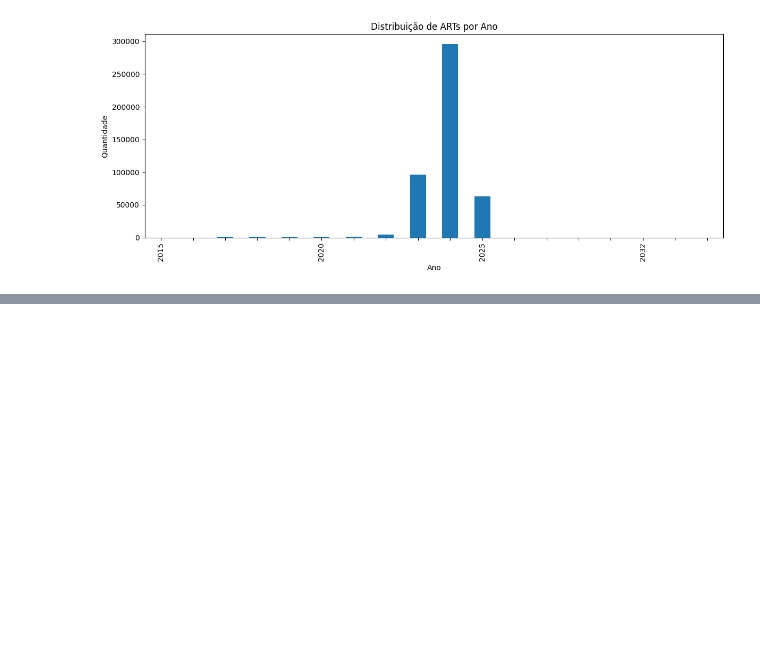
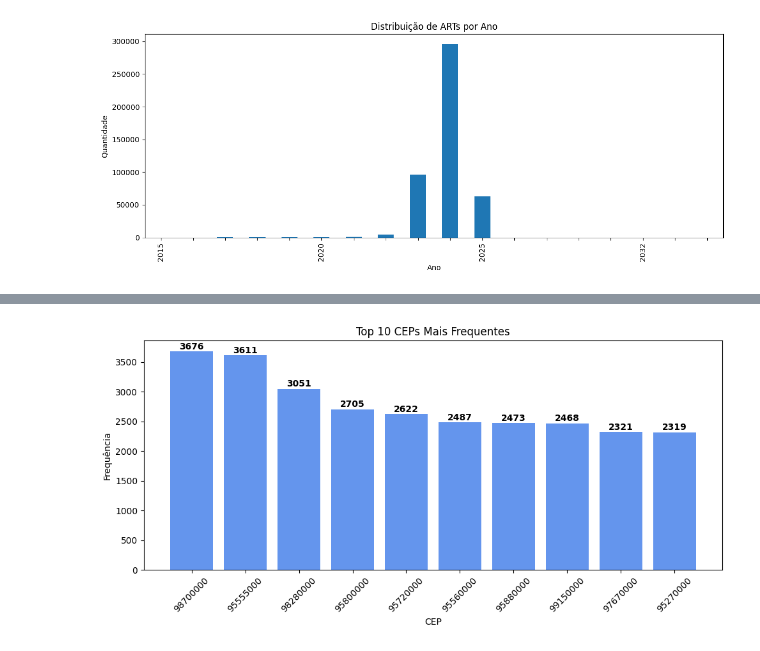
Before and after one commit to ProjPainelConstru/Outras-Bases, a Jupyter notebook: EDAarts.ipynb, the cells around one changed output, grey strips where cells are left out. Drawn from its saved outputs; the diff is of its cells as text; code cells hidden in the pictures; blank space fills up the shorter version.

```diff
--- a/EDAarts.ipynb
+++ b/EDAarts.ipynb
@@ -214,0 +296,31 @@ plt.show()
+# %%
+import matplotlib.pyplot as plt
+
+# Filtrar CEPs válidos (remover nulos e CEP = 0, se necessário)
+ceps_validos = arts_data['CEP'].dropna()
+ceps_validos = ceps_validos[ceps_validos != 0].astype(str)
+
+# Contar os mais comuns
+top_ceps = ceps_validos.value_counts().head(10)
+
+# Plotar
+plt.figure(figsize=(10, 5))
+bars = plt.bar(top_ceps.index.astype(str), top_ceps.values, color='cornflowerblue')
+plt.title('Top 10 CEPs Mais Frequentes')
+plt.xlabel('CEP')
+plt.ylabel('Frequência')
+plt.xticks(rotation=45)
+
+# Adicionar valores sobre as barras
+for i, v in enumerate(top_ceps.values):
+    plt.text(i, v + max(top_ceps.values)*0.01, str(v), ha='center', fontweight='bold')
+
+plt.tight_layout()
+plt.show()
+
+
+#TOP1 = IJUÍ, RS
+#TOP2 = CAPÃO DA CANOA, RS
+#TOP3 = PANAMBI, RS
+# %% [output]
+[figure, added]
```
Also changed, not shown: parts of 8 cells of this notebook.
